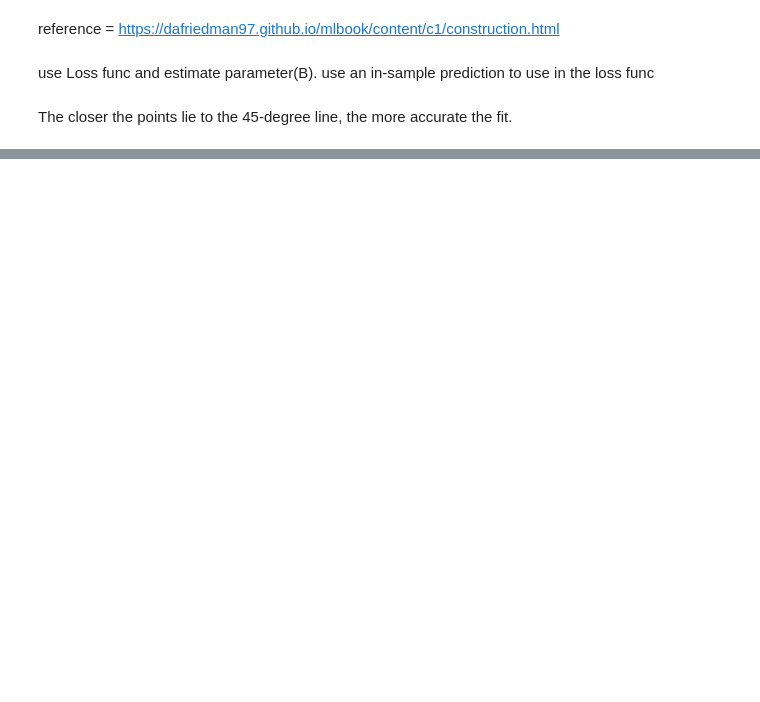
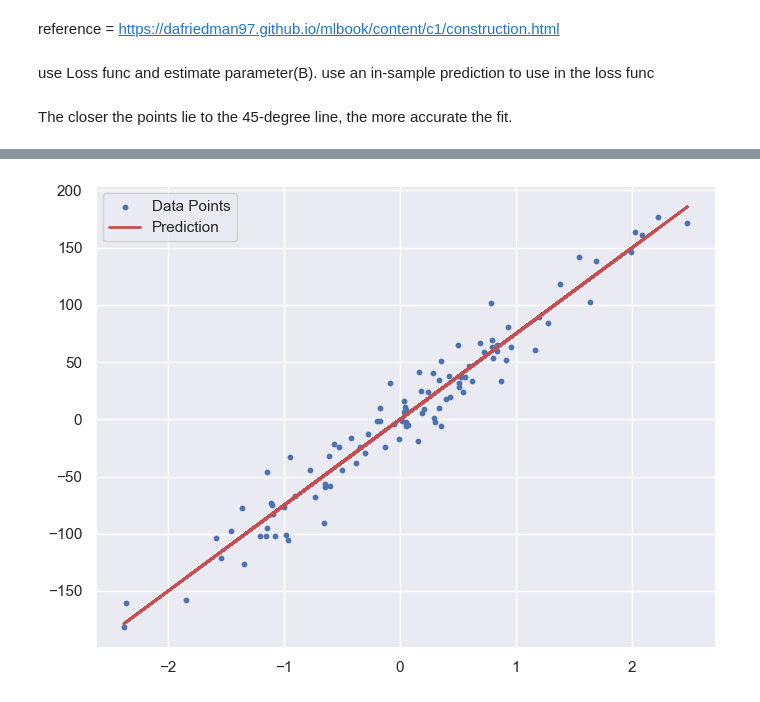
Before and after one commit to Larry122445/ML-DL, a Jupyter notebook: Algorithms_from_Scratch/LinearAlgorithms/LinearRegression.ipynb, the cells around one changed output, grey strips where cells are left out. Saved outputs shown, nothing was run; the diff lists cells and outputs as text; code cells hidden in the pictures; blank space fills up the shorter version.

```diff
--- a/Algorithms_from_Scratch/LinearAlgorithms/LinearRegression.ipynb
+++ b/Algorithms_from_Scratch/LinearAlgorithms/LinearRegression.ipynb
@@ -73,0 +116,9 @@ plt.legend()
+# %%
+y_pred_line = model.predict(X)
+fig = plt.figure(figsize=(8,6))
+plt.scatter(X, y, color='b', s=10,label='Data Points')
+plt.plot(X, y_pred_line, color='r', linewidth=2, label='Prediction')
+plt.legend()
+plt.show()
+# %% [output]
+[figure, added]
```
Also changed, not shown: parts of 10 cells of this notebook, 2 other files.
